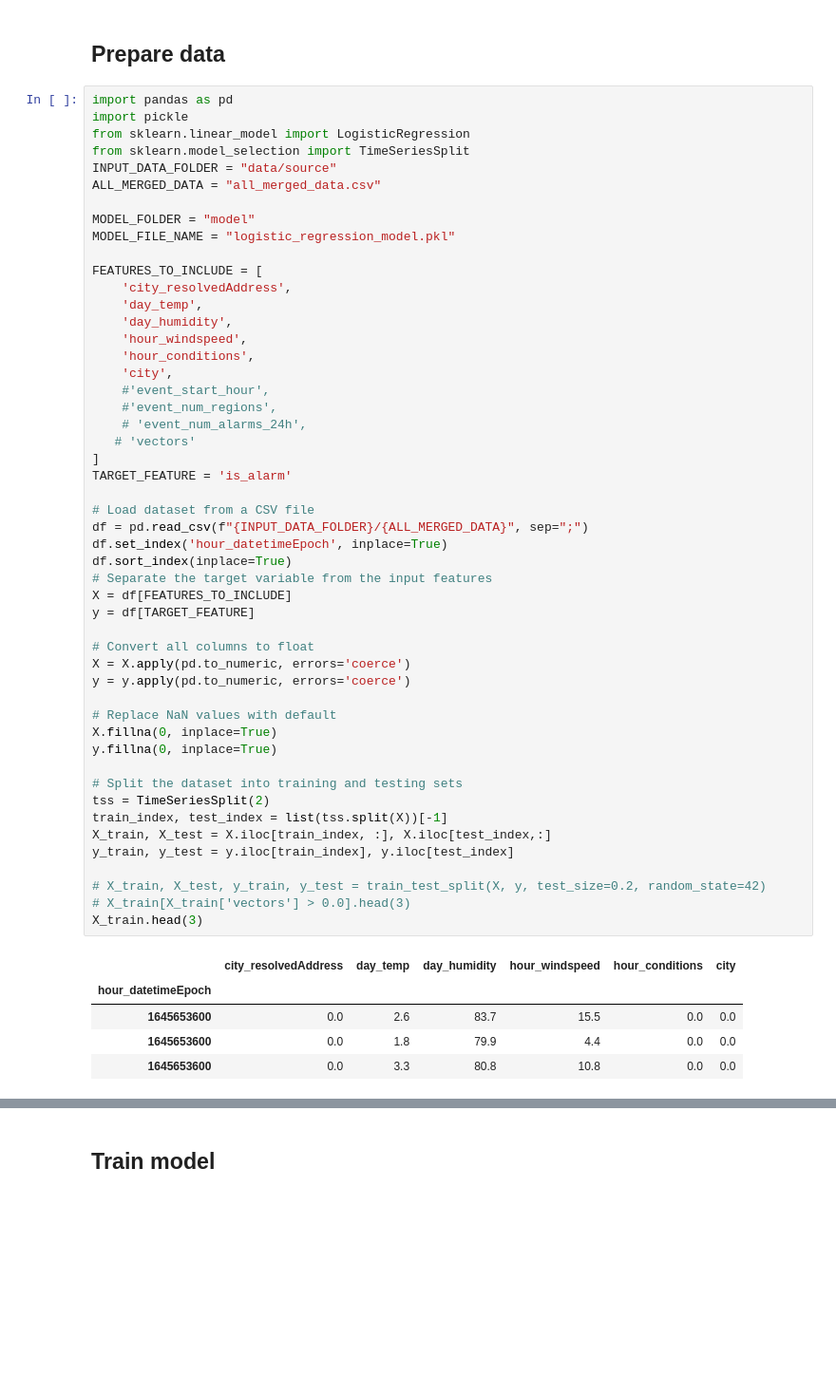
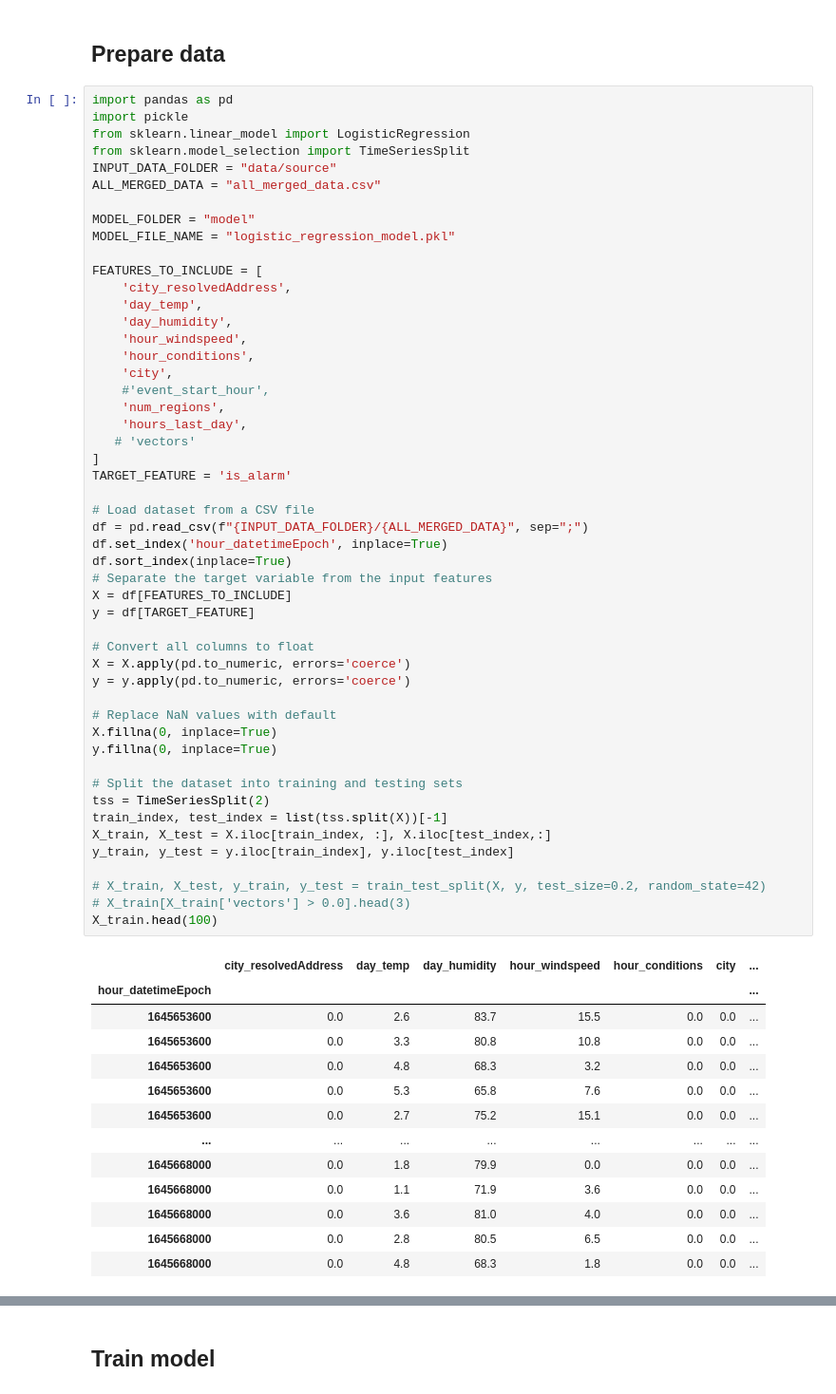
Before and after one commit to monarch086/design-api-project, a Jupyter notebook: src/train-models/train-model-linear.ipynb, the cells around one changed output, grey strips where cells are left out. Shown: that part at 95% size. Drawn from its saved outputs; the diff is of its cells as text; blank space fills up the shorter version.

Commit message:
Add features to training and predictions (#19)
* add features to training

* add features to prediction

---------

Co-authored-by: c-tel <stas.telizhenko@gmail.com>

```diff
--- a/src/train-models/train-model-linear.ipynb
+++ b/src/train-models/train-model-linear.ipynb
@@ -21,40 +21,48 @@ FEATURES_TO_INCLUDE = [
     'hour_conditions',
     'city',
     #'event_start_hour',
-    #'event_num_regions',
-    # 'event_num_alarms_24h',
+    'num_regions',
+    'hours_last_day',
    # 'vectors'
 ]
 TARGET_FEATURE = 'is_alarm'
 
 # Load dataset from a CSV file
 df = pd.read_csv(f"{INPUT_DATA_FOLDER}/{ALL_MERGED_DATA}", sep=";")
 df.set_index('hour_datetimeEpoch', inplace=True)
 df.sort_index(inplace=True)
 # Separate the target variable from the input features
 X = df[FEATURES_TO_INCLUDE]
 y = df[TARGET_FEATURE]
 
 # Convert all columns to float
 X = X.apply(pd.to_numeric, errors='coerce')
 y = y.apply(pd.to_numeric, errors='coerce')
 
 # Replace NaN values with default
 X.fillna(0, inplace=True)
 y.fillna(0, inplace=True)
 
 # Split the dataset into training and testing sets
 tss = TimeSeriesSplit(2)
 train_index, test_index = list(tss.split(X))[-1]
 X_train, X_test = X.iloc[train_index, :], X.iloc[test_index,:]
 y_train, y_test = y.iloc[train_index], y.iloc[test_index]
 
 # X_train, X_test, y_train, y_test = train_test_split(X, y, test_size=0.2, random_state=42)
 # X_train[X_train['vectors'] > 0.0].head(3)
-X_train.head(3)
+X_train.head(100)
 # %% [output]
-|  | city_resolvedAddress | day_temp | day_humidity | hour_windspeed | hour_conditions | city |
-| hour_datetimeEpoch |  |  |  |  |  |  |
-| 1645653600 | 0.0 | 2.6 | 83.7 | 15.5 | 0.0 | 0.0 |
-| 1645653600 | 0.0 | 1.8 | 79.9 | 4.4 | 0.0 | 0.0 |
-| 1645653600 | 0.0 | 3.3 | 80.8 | 10.8 | 0.0 | 0.0 |
+|  | city_resolvedAddress | day_temp | day_humidity | hour_windspeed | hour_conditions | city | ... |
+| hour_datetimeEpoch |  |  |  |  |  |  | ... |
+| 1645653600 | 0.0 | 2.6 | 83.7 | 15.5 | 0.0 | 0.0 | ... |
+| 1645653600 | 0.0 | 3.3 | 80.8 | 10.8 | 0.0 | 0.0 | ... |
+| 1645653600 | 0.0 | 4.8 | 68.3 | 3.2 | 0.0 | 0.0 | ... |
+| 1645653600 | 0.0 | 5.3 | 65.8 | 7.6 | 0.0 | 0.0 | ... |
+| 1645653600 | 0.0 | 2.7 | 75.2 | 15.1 | 0.0 | 0.0 | ... |
+| ... | ... | ... | ... | ... | ... | ... | ... |
+| 1645668000 | 0.0 | 1.8 | 79.9 | 0.0 | 0.0 | 0.0 | ... |
+| 1645668000 | 0.0 | 1.1 | 71.9 | 3.6 | 0.0 | 0.0 | ... |
+| 1645668000 | 0.0 | 3.6 | 81.0 | 4.0 | 0.0 | 0.0 | ... |
+| 1645668000 | 0.0 | 2.8 | 80.5 | 6.5 | 0.0 | 0.0 | ... |
+| 1645668000 | 0.0 | 4.8 | 68.3 | 1.8 | 0.0 | 0.0 | ... |
```
Also changed, not shown: parts of 3 cells of this notebook, 3 other files.
